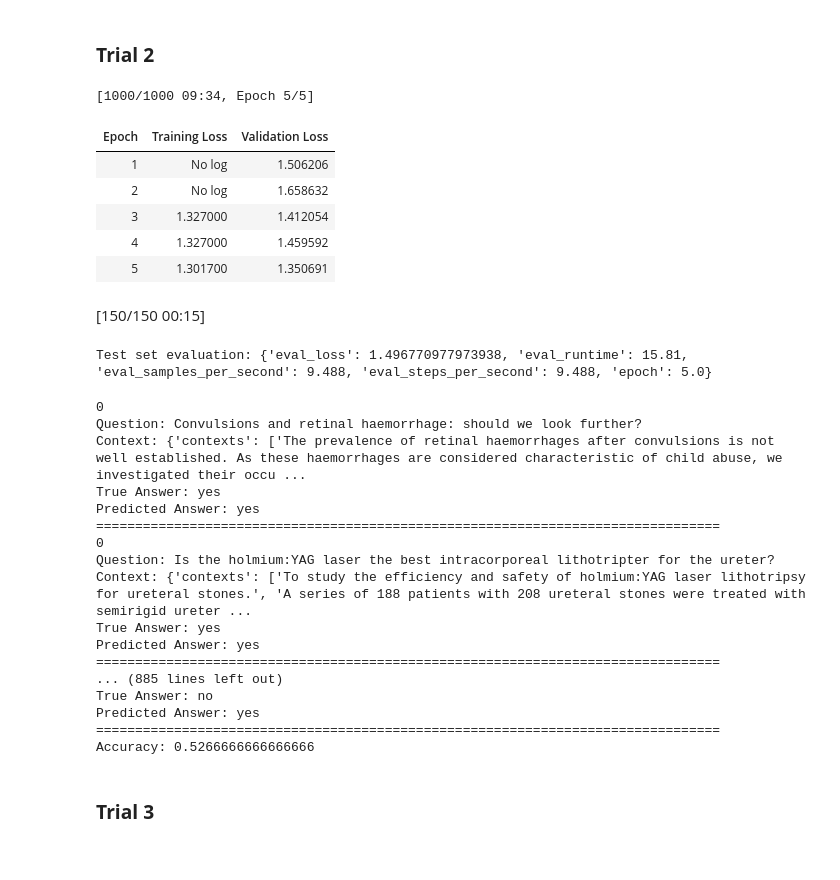
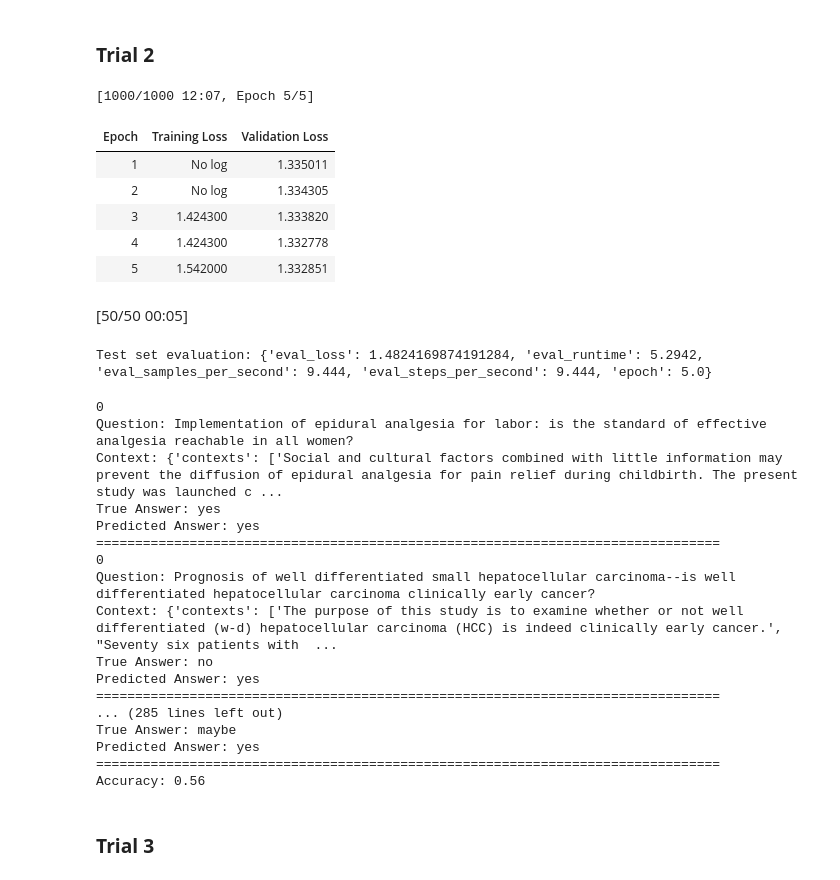
Before and after one commit to almond5/CAP5510_Datasets, a Jupyter notebook: qna_method/qna_gpt_2.ipynb, the cells around one changed output. Saved outputs shown, nothing was run; the diff lists cells and outputs as text; code cells hidden in the pictures.

```diff
--- a/qna_method/qna_gpt_2.ipynb
+++ b/qna_method/qna_gpt_2.ipynb
@@ -559,53 +544,53 @@ def preprocess_function(examples):
     return model_inputs
 
 # Select a small subset of the dataset for demonstration
-small_ds = ds['train'].select(range(400))
+small_ds = ds['train'].select(range(300))
 tokenized_ds = small_ds.map(preprocess_function, batched=True)
 
 train_size = 200
 val_size = 50
-test_size = 150
+test_size = 50
 
 train_dataset, val_dataset, test_dataset = torch.utils.data.random_split(
     tokenized_ds, [train_size, val_size, test_size]
 )
 
 # Define training arguments
 training_args = TrainingArguments(
     output_dir="./results",
     evaluation_strategy="epoch",
     learning_rate=2e-6,
     num_train_epochs=5,
     per_device_train_batch_size=1,
     per_device_eval_batch_size=1,
     weight_decay=0.01,
 )
 
 # Initialize the Trainer
 trainer = Trainer(
     model=model,
     args=training_args,
     train_dataset=train_dataset,
     eval_dataset=val_dataset,
     tokenizer=tokenizer,
 )
 
 # Train the model
 trainer.train()
 
 # Evaluate the model
 metrics = trainer.evaluate(eval_dataset=test_dataset)
 print("Test set evaluation:", metrics)
 # %% [output]
-[1000/1000 09:34, Epoch 5/5]
+[1000/1000 12:07, Epoch 5/5]
 | Epoch | Training Loss | Validation Loss |
-| 1 | No log | 1.506206 |
-| 2 | No log | 1.658632 |
-| 3 | 1.327000 | 1.412054 |
-| 4 | 1.327000 | 1.459592 |
-| 5 | 1.301700 | 1.350691 |
+| 1 | No log | 1.335011 |
+| 2 | No log | 1.334305 |
+| 3 | 1.424300 | 1.333820 |
+| 4 | 1.424300 | 1.332778 |
+| 5 | 1.542000 | 1.332851 |
-[150/150 00:15]
+[50/50 00:05]
-Test set evaluation: {'eval_loss': 1.496770977973938, 'eval_runtime': 15.81, 'eval_samples_per_second': 9.488, 'eval_steps_per_second': 9.488, 'epoch': 5.0}
+Test set evaluation: {'eval_loss': 1.4824169874191284, 'eval_runtime': 5.2942, 'eval_samples_per_second': 9.444, 'eval_steps_per_second': 9.444, 'epoch': 5.0}
 # %%
 # Define the function to predict using the trained model
 def predict_answer(question, context):
@@ -645,22 +630,22 @@ for example in test_dataset:
 print(f"Accuracy: {num_correct / len(test_dataset)}")
 # %% [output]
 0
-Question: Convulsions and retinal haemorrhage: should we look further?
-Context: {'contexts': ['The prevalence of retinal haemorrhages after convulsions is not well established. As these haemorrhages are considered characteristic of child abuse, we investigated their occu ...
+Question: Implementation of epidural analgesia for labor: is the standard of effective analgesia reachable in all women?
+Context: {'contexts': ['Social and cultural factors combined with little information may prevent the diffusion of epidural analgesia for pain relief during childbirth. The present study was launched c ...
 True Answer: yes
 Predicted Answer: yes
 ================================================================================
 0
-Question: Is the holmium:YAG laser the best intracorporeal lithotripter for the ureter?
-Context: {'contexts': ['To study the efficiency and safety of holmium:YAG laser lithotripsy for ureteral stones.', 'A series of 188 patients with 208 ureteral stones were treated with semirigid ureter ...
-True Answer: yes
-Predicted Answer: yes
-================================================================================
-... (885 lines left out)
+Question: Prognosis of well differentiated small hepatocellular carcinoma--is well differentiated hepatocellular carcinoma clinically early cancer?
+Context: {'contexts': ['The purpose of this study is to examine whether or not well differentiated (w-d) hepatocellular carcinoma (HCC) is indeed clinically early cancer.', "Seventy six patients with  ...
 True Answer: no
 Predicted Answer: yes
 ================================================================================
-Accuracy: 0.5266666666666666
+... (285 lines left out)
+True Answer: maybe
+Predicted Answer: yes
+================================================================================
+Accuracy: 0.56
 # %% [markdown]
 ### **Trial 3**
 # %%
```
Also changed, not shown: parts of 7 cells of this notebook.
